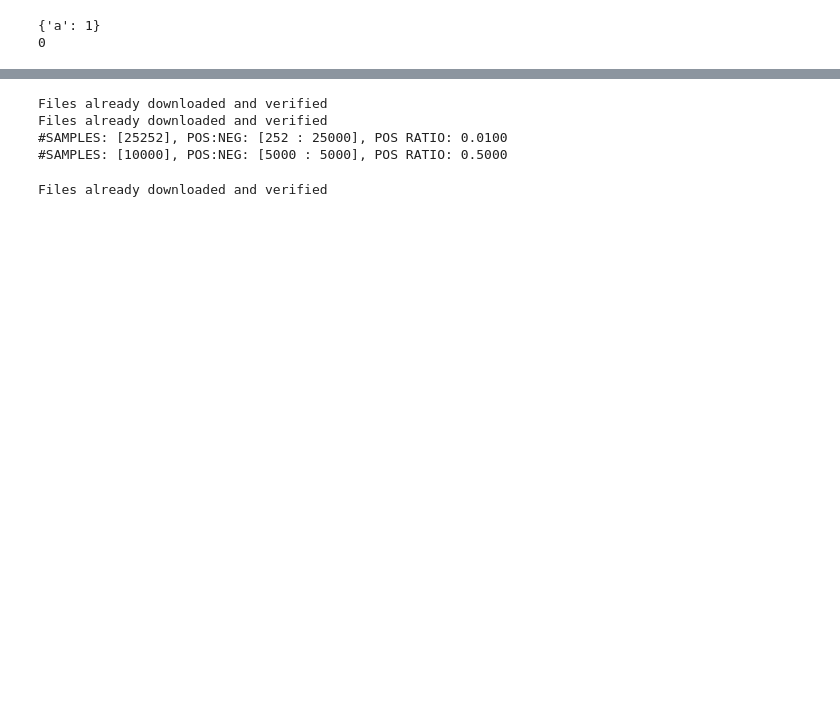
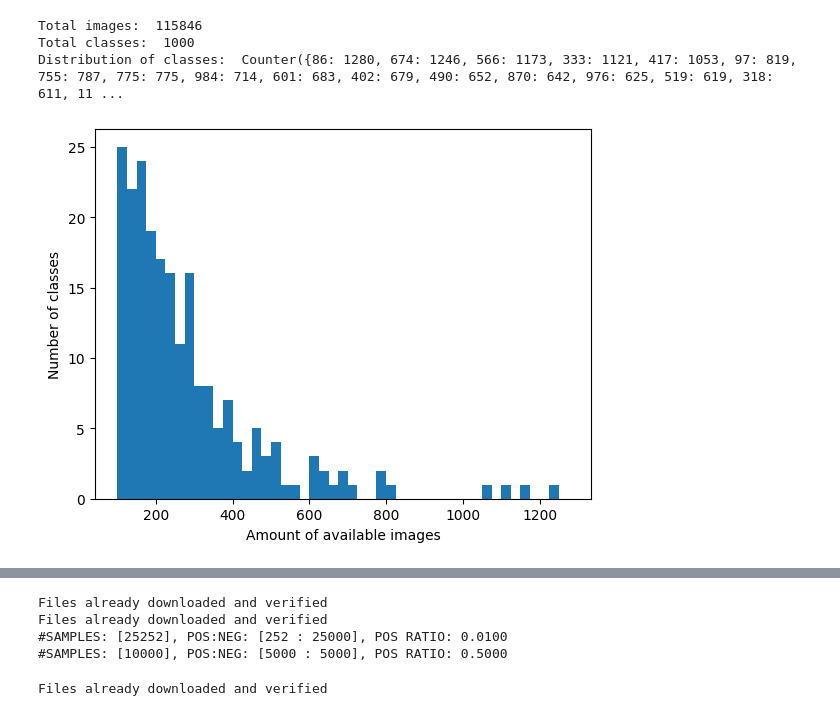
Before and after one commit to anirudhakulkarni/refinement, a Jupyter notebook: AUCM_exp/SupContrast/delme.ipynb, the cells around one changed output, grey strips where cells are left out. Cells and saved outputs as stored; diff of their text form; code cells hidden in the pictures; blank space fills up the shorter version.

```diff
--- a/AUCM_exp/SupContrast/delme.ipynb
+++ b/AUCM_exp/SupContrast/delme.ipynb
@@ -3,9 +3,33 @@
-# %%
-m={}
-m['a']=1
-print(m)
-if 'a' in m:
-    print(0)
-# %% [output]
-{'a': 1}
-0
+# %%
+# file = ../../data/imagenet/ImageNet_LT_train.txt
+# this file contains image name and label space separated
+# print the distribution of labels
+from collections import Counter
+
+
+def print_distribution(file):
+    with open(file) as f:
+        labels = [int(line.split()[1]) for line in f]
+    print("Total images: ", len(labels))
+    print("Total classes: ", len(set(labels)))
+    print("Distribution of classes: ", Counter(labels))
+
+print_distribution("../../data/imagenet/ImageNet_LT_train.txt")
+# visualize the distribution of labels
+import matplotlib.pyplot as plt
+def visualize_distribution(file):
+    with open(file) as f:
+        labels = [int(line.split()[1]) for line in f]
+    class_numimages=Counter(labels)
+    # count the classes with same number of images
+    numimages_numclasses=Counter(class_numimages.values())
+    plt.hist(numimages_numclasses, bins=range(100,max(numimages_numclasses),25))
+    plt.xlabel("Amount of available images")
+    plt.ylabel("Number of classes")
+visualize_distribution("../../data/imagenet/ImageNet_LT_train.txt")
+# https://datascience.stackexchange.com/questions/11777/what-is-the-distribution-of-categories-in-imagenet-training-set-ilsvrc2012
+# %% [output]
+Total images:  115846
+Total classes:  1000
+Distribution of classes:  Counter({86: 1280, 674: 1246, 566: 1173, 333: 1121, 417: 1053, 97: 819, 755: 787, 775: 775, 984: 714, 601: 683, 402: 679, 490: 652, 870: 642, 976: 625, 519: 619, 318: 611, 11 ...
+[figure, added]
```
Also changed, not shown: parts of 9 cells of this notebook, 25 other files.
